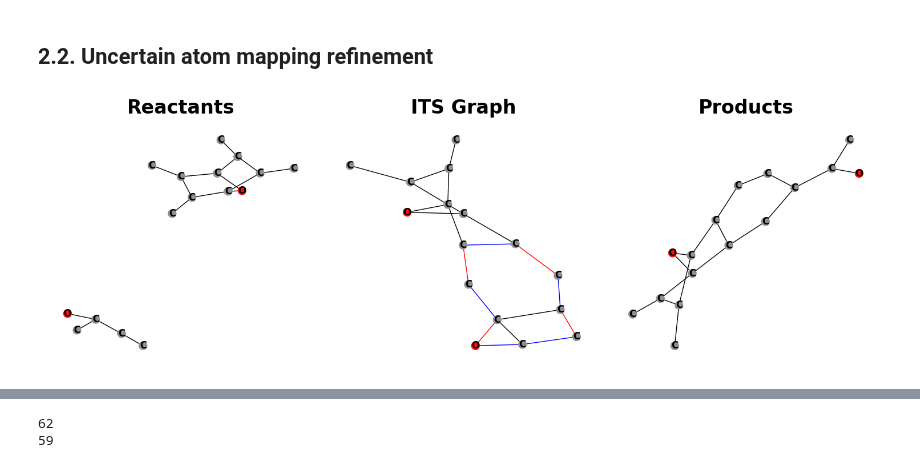
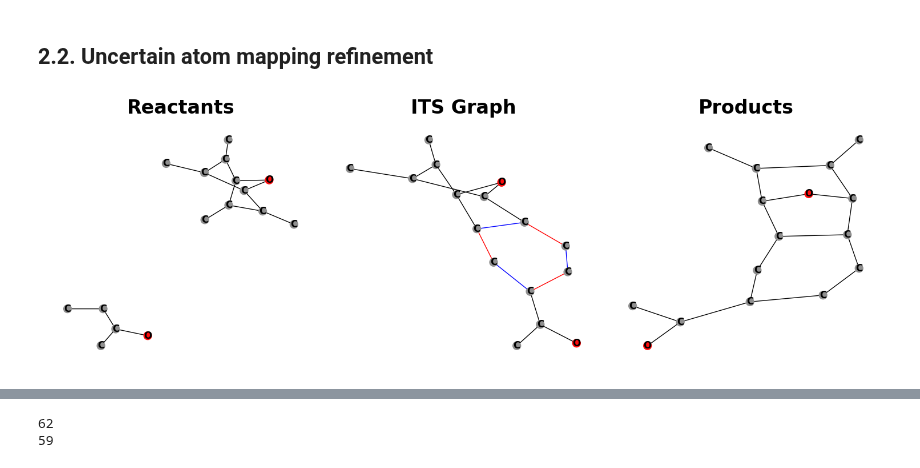
Before and after one commit to TieuLongPhan/SynTemp, a Jupyter notebook: Docs/Notebook/Example.ipynb, the cells around one changed output, grey strips where cells are left out. Drawn from its saved outputs; the diff is of its cells as text; code cells hidden in the pictures.

```diff
--- a/Docs/Notebook/Example.ipynb
+++ b/Docs/Notebook/Example.ipynb
@@ -142,8 +143,8 @@ vis.visualize_all(process_graph_data[0]['GraphRules'])
 from SynTemp.SynITS.uncertain_refinement import UncertainRefinement
 from SynTemp.SynUtils.utils import load_from_pickle
 # %%
-from SynTemp.SynVis.chemical_graph_vis import ChemicalGraphVisualizer
+from SynTemp.SynVis.chemical_graph_visualizer import ChemicalGraphVisualizer
 vis = ChemicalGraphVisualizer(seed=42)
-vis.visualize_all(its_graph_wrong[0]['graphormer'])
+vis.visualize_all(its_graph_wrong[0]['local_mapper'])
 # %% [output]
-[figure, old version]
+[figure, new version]
```
Also changed, not shown: parts of 6 cells of this notebook, 11 other files.
